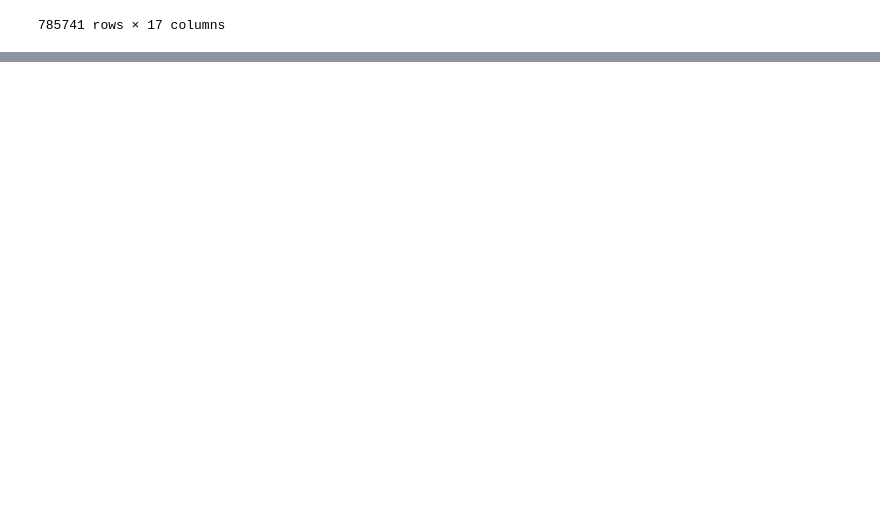
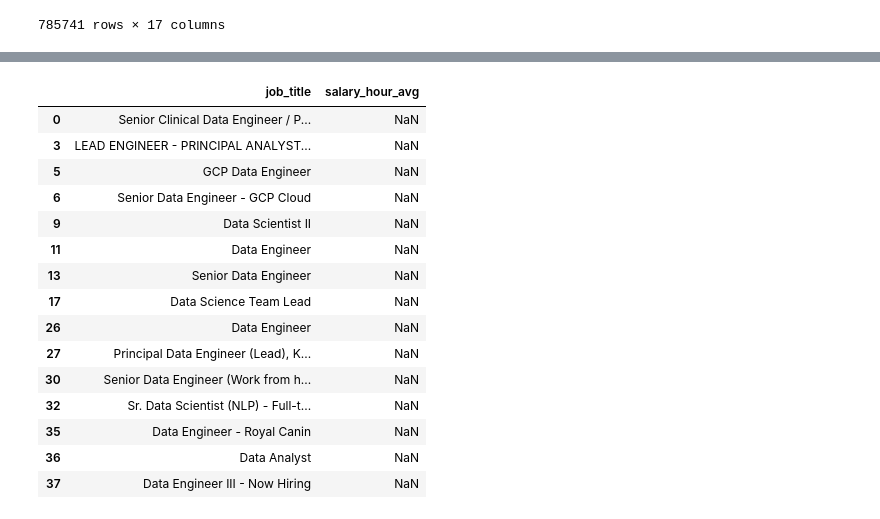
Before and after one commit to AdamWiercioch95/Python_Data_Exercises, a Jupyter notebook: pandas/1_Pandas_accessing_Data.ipynb, the cells around one changed output, grey strips where cells are left out. Drawn from its saved outputs; the diff is of its cells as text; code cells hidden in the pictures; blank space fills up the shorter version.

```diff
--- a/pandas/1_Pandas_accessing_Data.ipynb
+++ b/pandas/1_Pandas_accessing_Data.ipynb
@@ -28,0 +71,22 @@ df
+# %%
+# Retrieve the job_title and salary_year_avg for the first 15 rows where the job_country is 'United States'. Use the iloc method.
+
+filtered_data = df[df['job_country'] == 'United States']
+filtered_data[['job_title', 'salary_hour_avg']].iloc[:15]
+# %% [output]
+|  | job_title | salary_hour_avg |
+| 0 | Senior Clinical Data Engineer / P... | NaN |
+| 3 | LEAD ENGINEER - PRINCIPAL ANALYST... | NaN |
+| 5 | GCP Data Engineer | NaN |
+| 6 | Senior Data Engineer - GCP Cloud | NaN |
+| 9 | Data Scientist II | NaN |
+| 11 | Data Engineer | NaN |
+| 13 | Senior Data Engineer | NaN |
+| 17 | Data Science Team Lead | NaN |
+| 26 | Data Engineer | NaN |
+| 27 | Principal Data Engineer (Lead), K... | NaN |
+| 30 | Senior Data Engineer (Work from h... | NaN |
+| 32 | Sr. Data Scientist (NLP) - Full-t... | NaN |
+| 35 | Data Engineer - Royal Canin | NaN |
+| 36 | Data Analyst | NaN |
+| 37 | Data Engineer III - Now Hiring | NaN |
```
Also changed, not shown: parts of 5 cells of this notebook.
